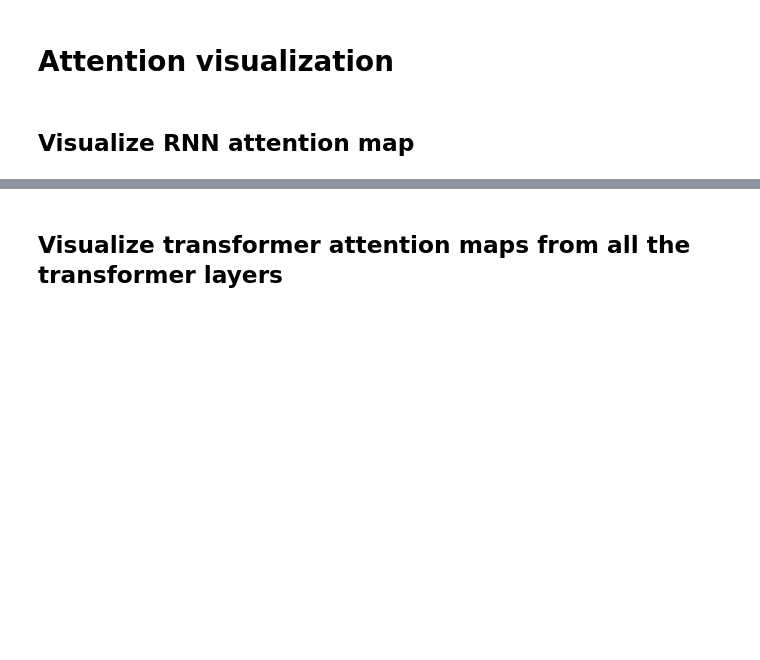
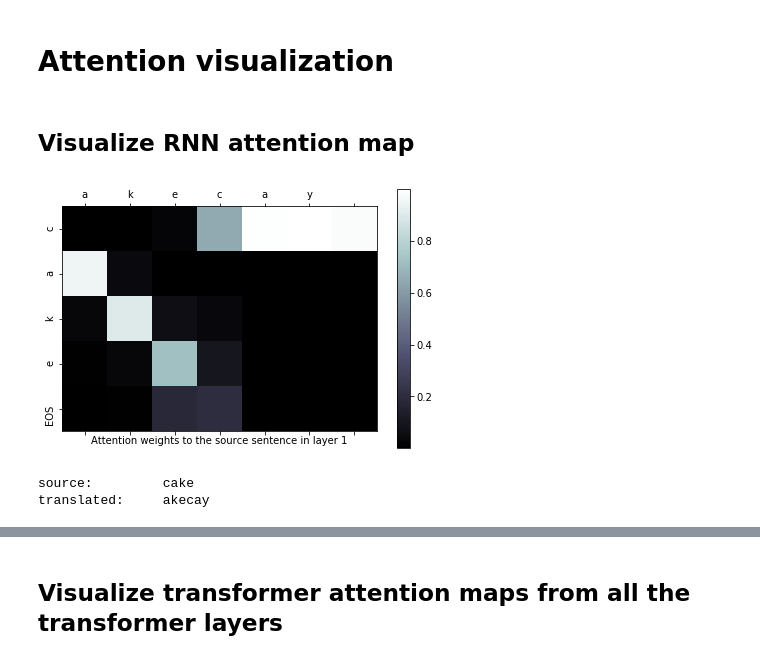
Before and after one commit to RahmanQureshi/csc421, a Jupyter notebook: pa3/nmt.ipynb, the cells around one changed output, grey strips where cells are left out. Saved outputs shown, nothing was run; the diff lists cells and outputs as text; code cells hidden in the pictures; blank space fills up the shorter version.

```diff
--- a/pa3/nmt.ipynb
+++ b/pa3/nmt.ipynb
@@ -556,6 +556,10 @@ def train(opts):
         decoder = TransformerDecoder(vocab_size=vocab_size,
                                      hidden_size=opts.hidden_size,
                                      num_layers=opts.num_transformer_layers)
+    elif opts.decoder_type == 'transformer_non_causal':
+        decoder = TransformerDecoderNonCausal(vocab_size=vocab_size,
+                                     hidden_size=opts.hidden_size,
+                                     num_layers=opts.num_transformer_layers)
     else:
         raise NotImplementedError
 
@@ -1176,0 +1364,22 @@ print("source:\t\t{} \ntranslated:\t{}".format(TEST_SENTENCE, translated))
+# %%
+TEST_SENTENCE = 'the air conditioning is working'
+
+args = AttrDict()
+args_dict = {
+              'cuda':True,
+              'nepochs':100,
+              'checkpoint_dir':"checkpoints",
+              'learning_rate':0.005,
+              'lr_decay':0.99,
+              'batch_size':64,
+              'hidden_size':20,
+              'decoder_type': 'transformer_non_causal', # options: rnn / rnn_attention / transformer / transformer_non_causal
+              'num_transformer_layers': 3,
+}
+args.update(args_dict)
+
+print_opts(args)
+transformer_non_causal_encoder, transformer_non_causal_decoder = train(args)
+
+translated = translate_sentence(TEST_SENTENCE, transformer_non_causal_encoder, transformer_non_causal_decoder, None, args)
+print("source:\t\t{} \ntranslated:\t{}".format(TEST_SENTENCE, translated))
@@ -1184,0 +1438,9 @@ visualize_attention(TEST_WORD_ATTN, rnn_attn_encoder, rnn_attn_decoder, None, ar
+# %%
+TEST_WORD_ATTN = 'cake'
+visualize_attention(TEST_WORD_ATTN, rnn_attn_encoder, rnn_attn_decoder, None, args)
+translated = translate_sentence(TEST_WORD_ATTN, rnn_attn_encoder, rnn_attn_decoder, None, args)
+print("source:\t\t{} \ntranslated:\t{}".format(TEST_WORD_ATTN, translated))
+# %% [output]
+[figure, added]
+source:         cake
+translated:     akecay
```
Also changed, not shown: parts of 24 cells of this notebook.
